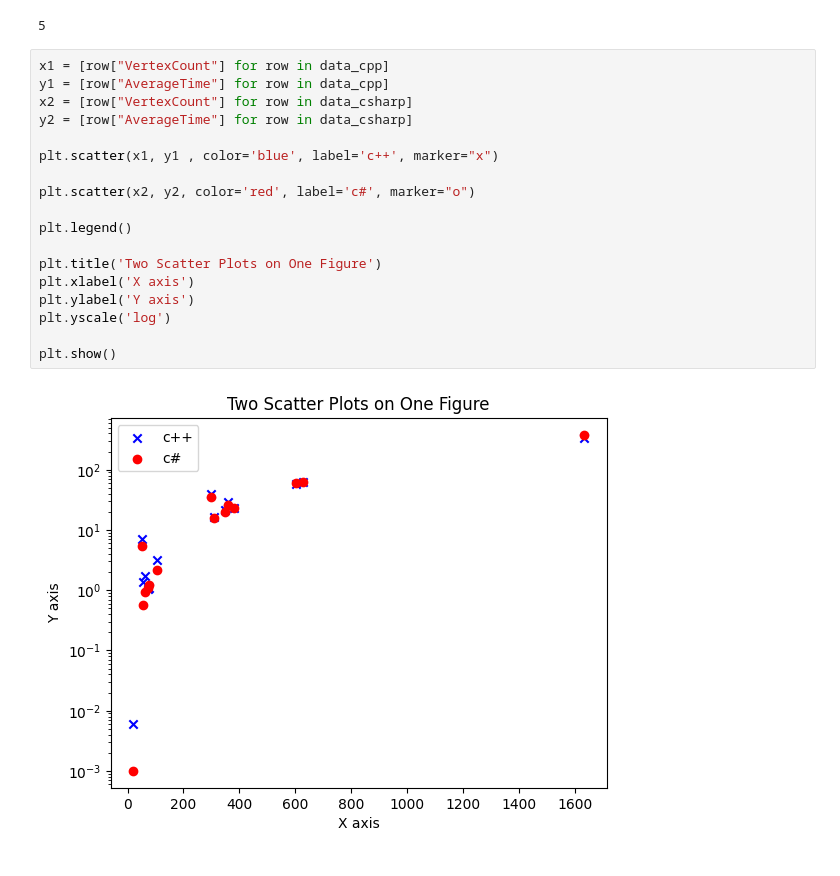
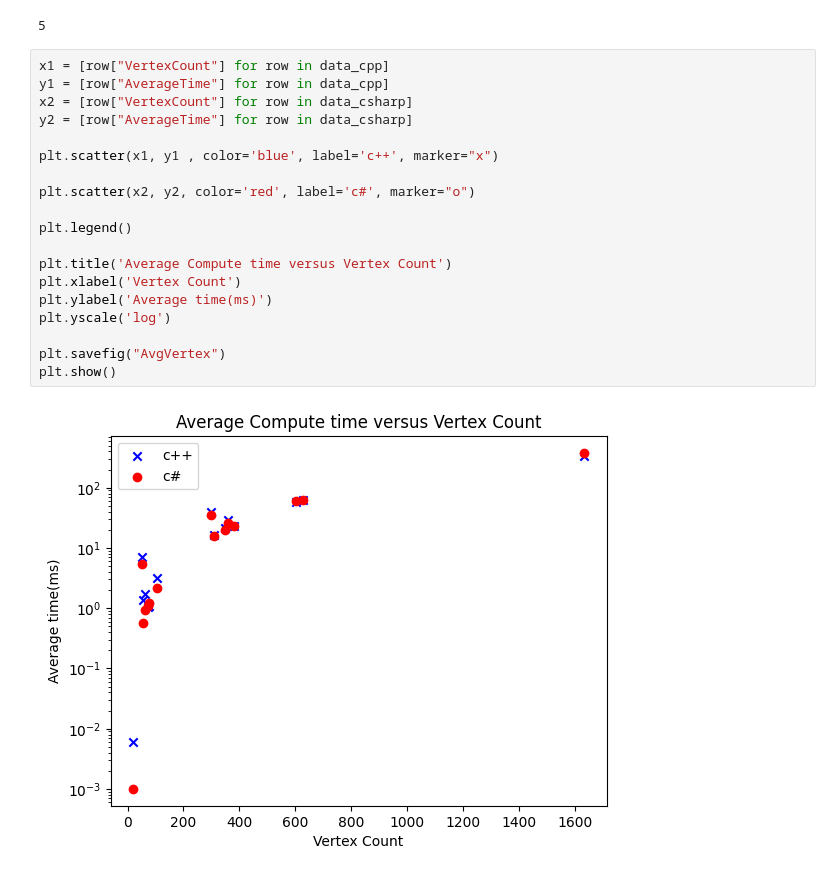
Before and after one commit to Mfknudsen/UFO-Exam, a Jupyter notebook: DataAnalysis/DataAnalysis.ipynb, the cells around one changed output. Saved outputs shown, nothing was run; the diff lists cells and outputs as text.

Commit message:
Save plots to png

```diff
--- a/DataAnalysis/DataAnalysis.ipynb
+++ b/DataAnalysis/DataAnalysis.ipynb
@@ -257,23 +262,24 @@ print(y)
 # %%
 x1 = [row["VertexCount"] for row in data_cpp]
 y1 = [row["AverageTime"] for row in data_cpp]
 x2 = [row["VertexCount"] for row in data_csharp]
 y2 = [row["AverageTime"] for row in data_csharp]
 
 plt.scatter(x1, y1 , color='blue', label='c++', marker="x")
 
 plt.scatter(x2, y2, color='red', label='c#', marker="o")
 
 plt.legend()
 
-plt.title('Two Scatter Plots on One Figure')
-plt.xlabel('X axis')
-plt.ylabel('Y axis')
+plt.title('Average Compute time versus Vertex Count')
+plt.xlabel('Vertex Count')
+plt.ylabel('Average time(ms)')
 plt.yscale('log')
 
+plt.savefig("AvgVertex")
 plt.show()
 # %% [output]
-[figure, old version]
+[figure, new version]
 # %%
 x1 = [row["IndicesCount"] for row in data_cpp]
 y1 = [row["AverageTime"] for row in data_cpp]
```
Also changed, not shown: parts of 5 cells of this notebook, 7 other files.
